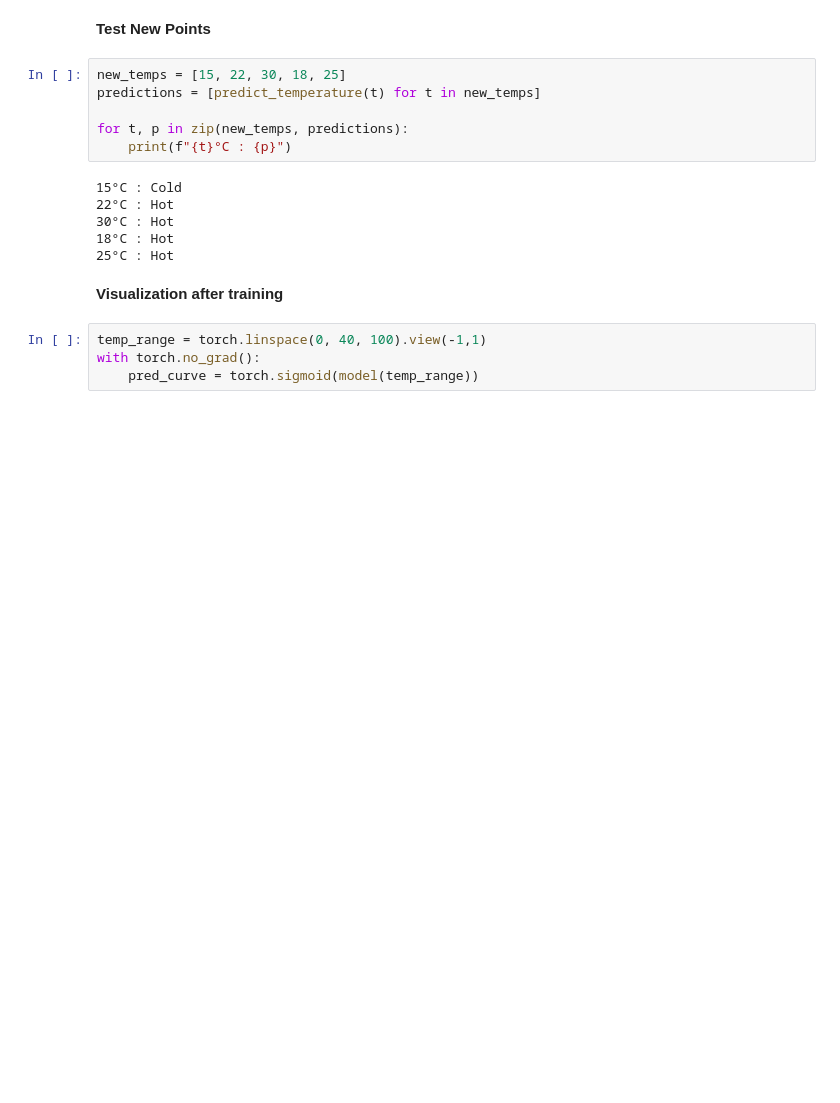
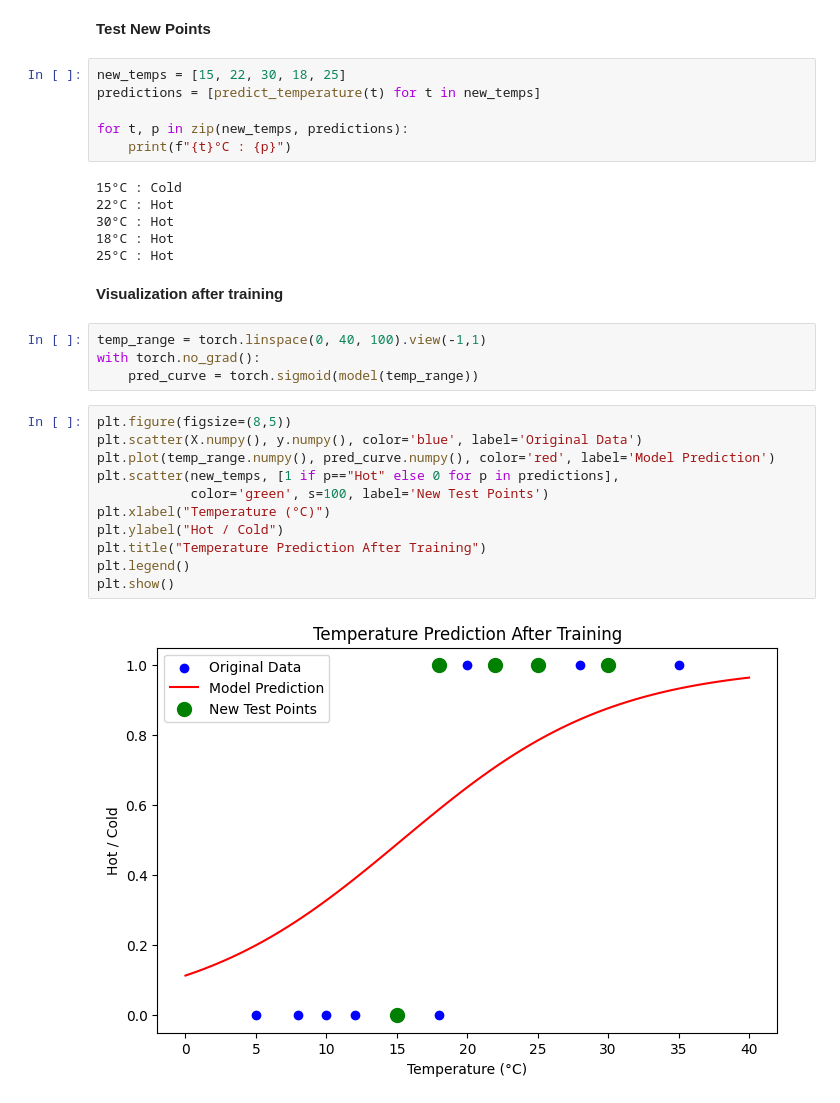
Before and after one commit to su92-msaiw-f25-016-spec/lessons-learned, a Jupyter notebook: temprature.ipynb, the cells around one changed output. Cells and saved outputs as stored; diff of their text form; blank space fills up the shorter version.

Commit message:
Visualization after training

```diff
--- a/temprature.ipynb
+++ b/temprature.ipynb
@@ -109,3 +109,16 @@ for t, p in zip(new_temps, predictions):
 temp_range = torch.linspace(0, 40, 100).view(-1,1)
 with torch.no_grad():
     pred_curve = torch.sigmoid(model(temp_range))
+# %%
+plt.figure(figsize=(8,5))
+plt.scatter(X.numpy(), y.numpy(), color='blue', label='Original Data')
+plt.plot(temp_range.numpy(), pred_curve.numpy(), color='red', label='Model Prediction')
+plt.scatter(new_temps, [1 if p=="Hot" else 0 for p in predictions],
+            color='green', s=100, label='New Test Points')
+plt.xlabel("Temperature (°C)")
+plt.ylabel("Hot / Cold")
+plt.title("Temperature Prediction After Training")
+plt.legend()
+plt.show()
+# %% [output]
+[figure, added]
```
